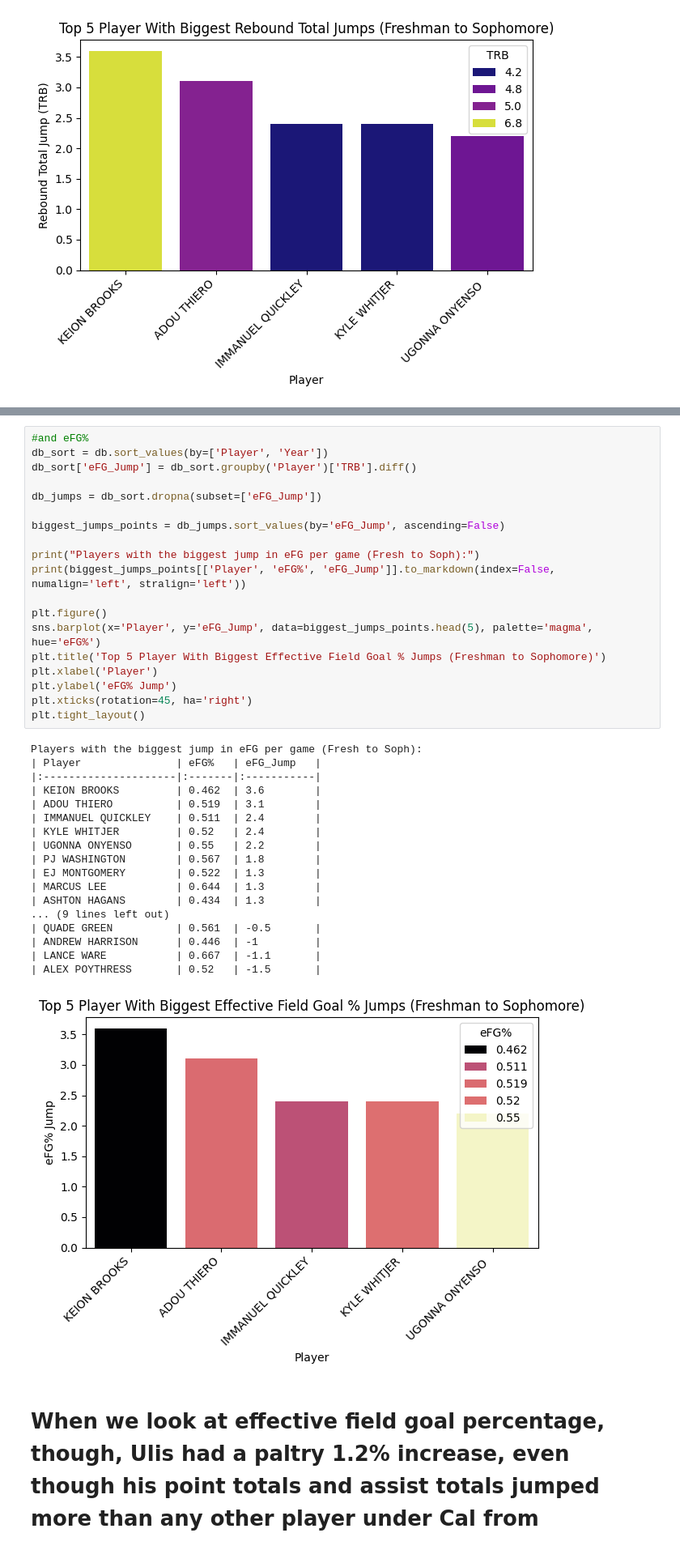
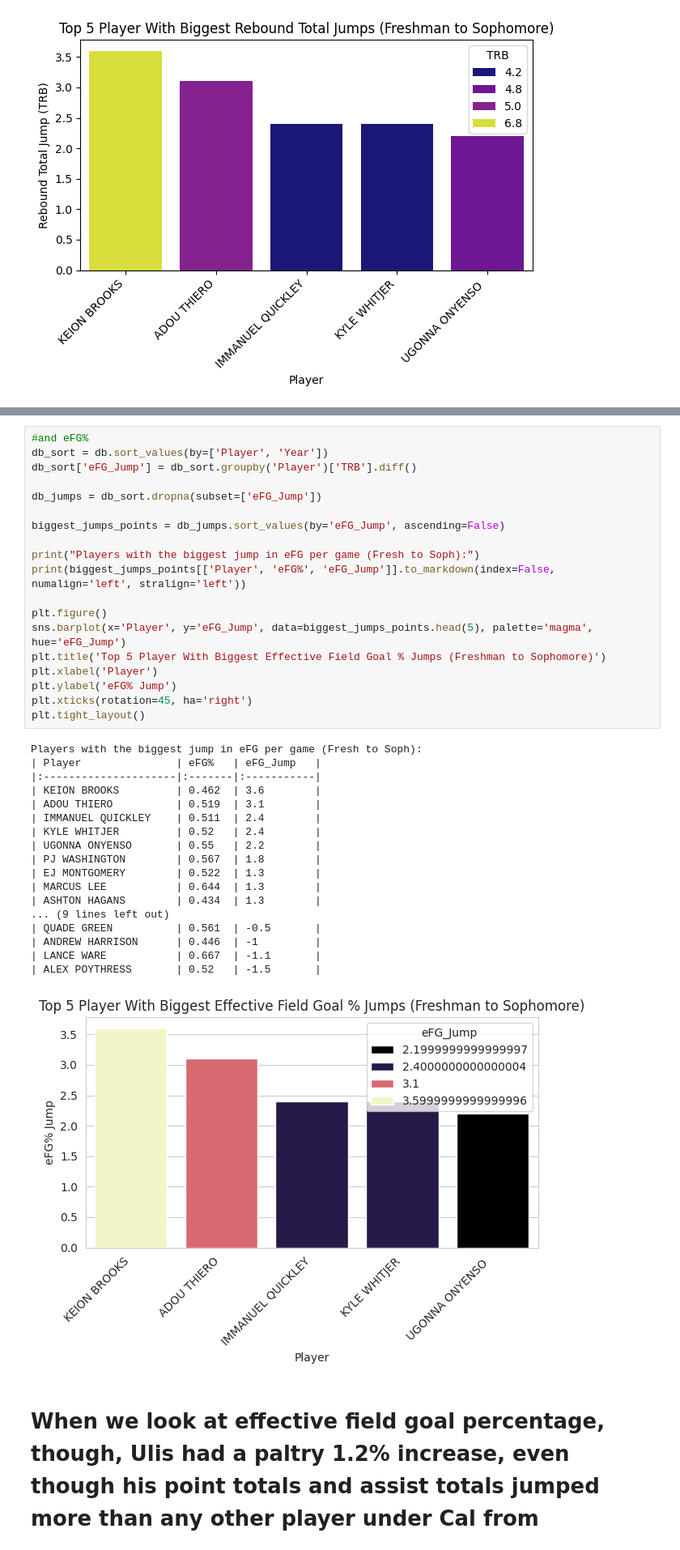
Before and after one commit to its-curzon/CalFirstYear2ndYearKY, a Jupyter notebook: CalFirstSecondPlayers.ipynb, the cells around one changed output, grey strips where cells are left out. Shown at 81% size. Saved outputs shown, nothing was run; the diff lists cells and outputs as text.

```diff
--- a/CalFirstSecondPlayers.ipynb
+++ b/CalFirstSecondPlayers.ipynb
@@ -362,35 +362,35 @@ db_jumps = db_sort.dropna(subset=['eFG_Jump'])
 
 biggest_jumps_points = db_jumps.sort_values(by='eFG_Jump', ascending=False)
 
 print("Players with the biggest jump in eFG per game (Fresh to Soph):")
 print(biggest_jumps_points[['Player', 'eFG%', 'eFG_Jump']].to_markdown(index=False, numalign='left', stralign='left'))
 
 plt.figure()
-sns.barplot(x='Player', y='eFG_Jump', data=biggest_jumps_points.head(5), palette='magma', hue='eFG%')
+sns.barplot(x='Player', y='eFG_Jump', data=biggest_jumps_points.head(5), palette='magma', hue='eFG_Jump')
 plt.title('Top 5 Player With Biggest Effective Field Goal % Jumps (Freshman to Sophomore)')
 plt.xlabel('Player')
 plt.ylabel('eFG% Jump')
 plt.xticks(rotation=45, ha='right')
 plt.tight_layout()
 # %% [output]
 Players with the biggest jump in eFG per game (Fresh to Soph):
 | Player               | eFG%   | eFG_Jump   |
 |:---------------------|:-------|:-----------|
 | KEION BROOKS         | 0.462  | 3.6        |
 | ADOU THIERO          | 0.519  | 3.1        |
 | IMMANUEL QUICKLEY    | 0.511  | 2.4        |
 | KYLE WHITJER         | 0.52   | 2.4        |
 | UGONNA ONYENSO       | 0.55   | 2.2        |
 | PJ WASHINGTON        | 0.567  | 1.8        |
 | EJ MONTGOMERY        | 0.522  | 1.3        |
 | MARCUS LEE           | 0.644  | 1.3        |
 | ASHTON HAGANS        | 0.434  | 1.3        |
 ... (9 lines left out)
 | QUADE GREEN          | 0.561  | -0.5       |
 | ANDREW HARRISON      | 0.446  | -1         |
 | LANCE WARE           | 0.667  | -1.1       |
 | ALEX POYTHRESS       | 0.52   | -1.5       |
-[figure, old version]
+[figure, new version]
 # %% [markdown]
 <h1> When we look at effective field goal percentage, though, Ulis had a paltry 1.2% increase, even though his point totals and assist totals jumped more than any other player under Cal from Freshman to Sophomore.
 
```
Also changed, not shown: parts of 2 cells of this notebook.
